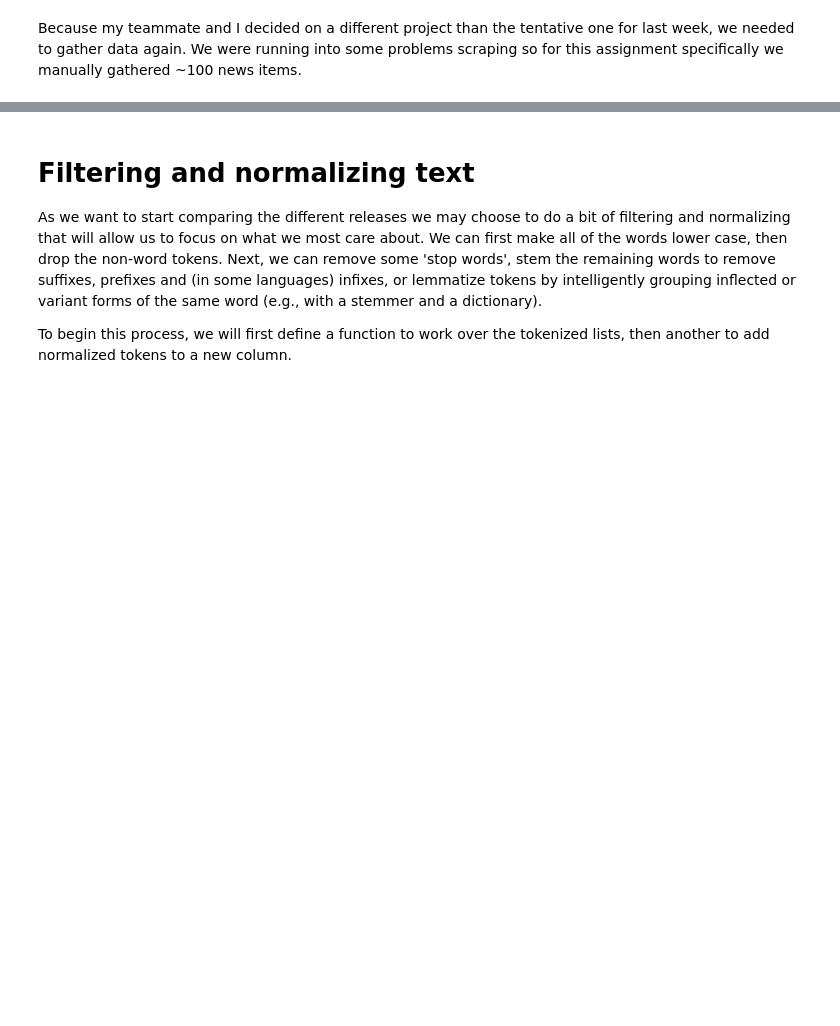
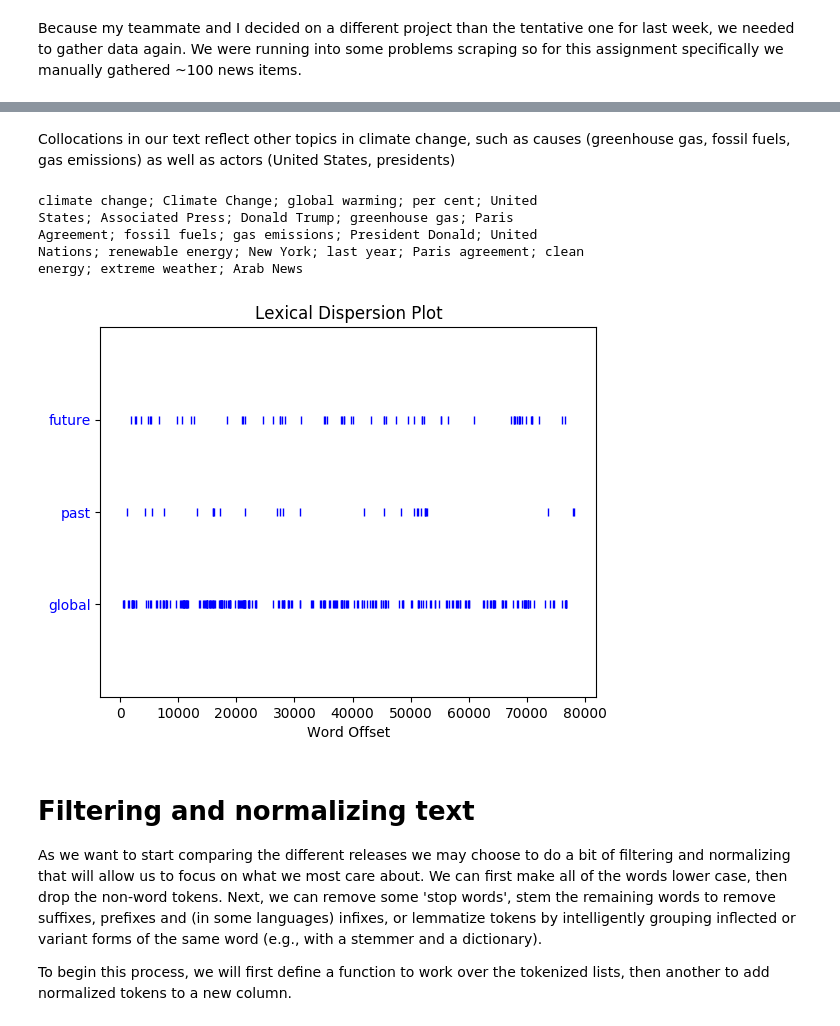
Before and after one commit to Moloq/content-analysis-2018, a Jupyter notebook: 2-Corpus-Linguistics/2-Corpus-Linguistics.ipynb, the cells around one changed output, grey strips where cells are left out. Cells and saved outputs as stored; diff of their text form; code cells hidden in the pictures; blank space fills up the shorter version.

```diff
--- a/2-Corpus-Linguistics/2-Corpus-Linguistics.ipynb
+++ b/2-Corpus-Linguistics/2-Corpus-Linguistics.ipynb
@@ -452,3 +488,20 @@ news_df['tokenized_text'] = news_df['text'].apply(lambda x: nltk.word_tokenize(x
+# %% [markdown]
+Collocations in our text reflect other topics in climate change, such as causes (greenhouse gas, fossil fuels, gas emissions) as well as actors (United States, presidents)
+# %%
+news_textobj = nltk.Text(news_df.tokenized_text.sum())
+news_textobj.collocations()
+# %% [output]
+climate change; Climate Change; global warming; per cent; United
+States; Associated Press; Donald Trump; greenhouse gas; Paris
+Agreement; fossil fuels; gas emissions; President Donald; United
+Nations; renewable energy; New York; last year; Paris agreement; clean
+energy; extreme weather; Arab News
+# %%
+sns.reset_orig() #Seaborn messes with this plot, disabling it
+news_textobj.dispersion_plot(['future','past','global'])
+sns.set() #Re-enabling seaborn
+# %% [output]
+[figure, added]
 # %% [markdown]
 # Filtering and normalizing text
 
```
Also changed, not shown: parts of 13 cells of this notebook, 1 other file.
